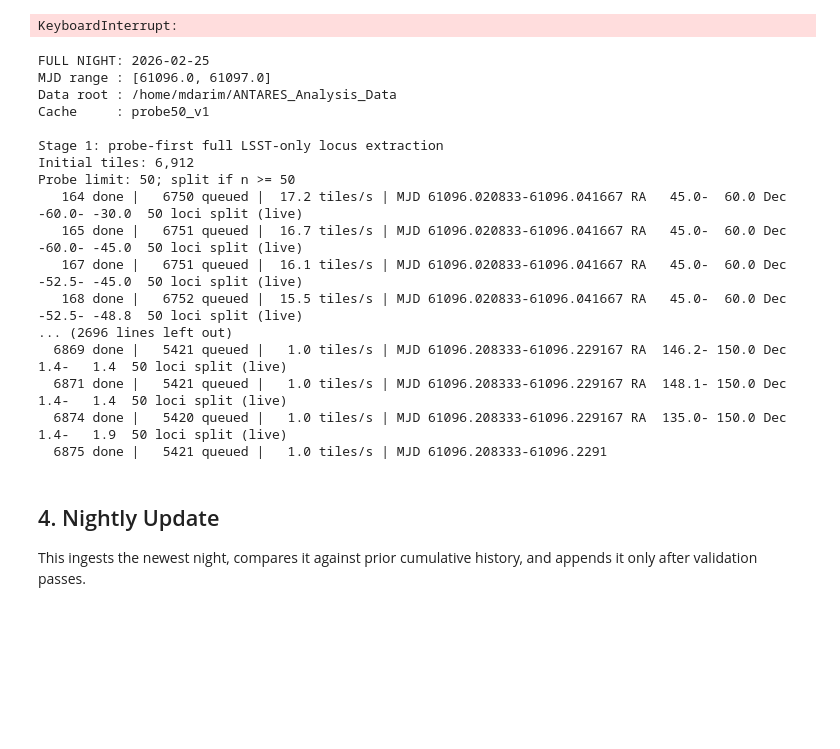
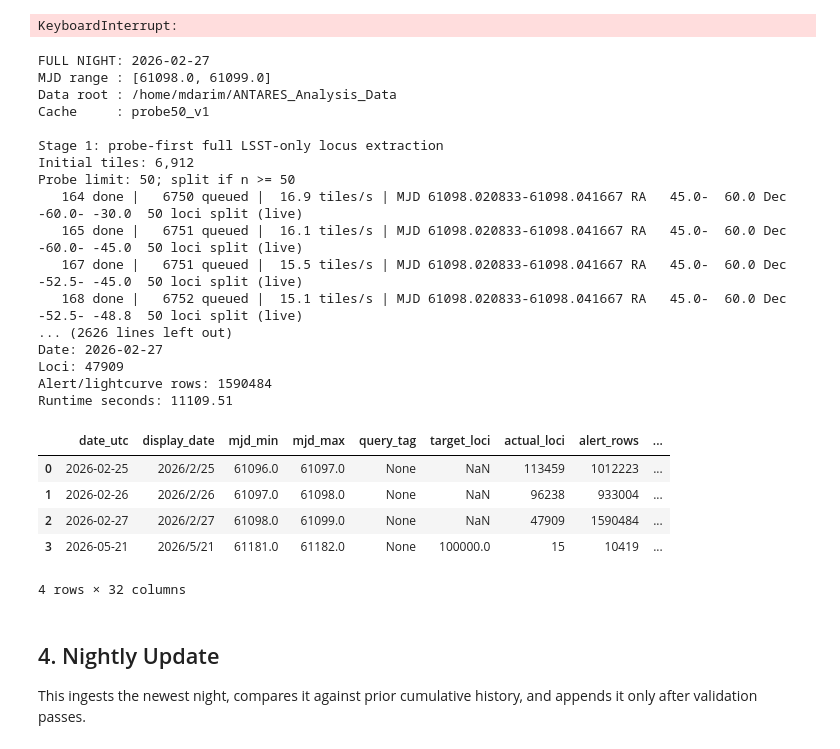
Before and after one commit to darim1151/ANTARES_Analysis, a Jupyter notebook: notebooks/historical_backfill.ipynb, the cells around one changed output. Saved outputs shown, nothing was run; the diff lists cells and outputs as text; code cells hidden in the pictures; blank space fills up the shorter version.

```diff
--- a/notebooks/historical_backfill.ipynb
+++ b/notebooks/historical_backfill.ipynb
@@ -1547,8 +1547,8 @@ from src import history, query
 DATA_ROOT = Path("/home/mdarim/ANTARES_Analysis_Data")
 
 # Change these for the one full night you want.
-MJD_START = 61096.0
-MJD_STOP = 61097.0
+MJD_START = 61098.0
+MJD_STOP = 61099.0
 
 FETCH_LIGHTCURVES = True
 
@@ -1934,44 +1934,50 @@ manifest = {
         "loci": str(paths["loci"]),
         "alerts": str(paths["alerts"]),
         "manifest": str(paths["manifest"]),
     },
     "cache_version": CACHE_VERSION,
     "probe_limit": PROBE_LIMIT,
     "time_bin_minutes": TIME_BIN_MINUTES,
     "ra_bins": RA_BINS,
     "dec_bins": DEC_BINS,
 }
 
 with open(paths["manifest"], "w", encoding="utf-8") as f:
     json.dump(manifest, f, indent=2, sort_keys=True)
     f.write("\n")
 
 loci_index, nightly_summary = history.update_cumulative_indexes(DATA_ROOT)
 
 print("\nCOMPLETE")
 print("Date:", date_utc)
 print("Loci:", len(df_loci))
 print("Alert/lightcurve rows:", len(df_alerts))
 print("Runtime seconds:", manifest["runtime_seconds"])
 display(nightly_summary.tail())
 # %% [output]
-FULL NIGHT: 2026-02-25
-MJD range : [61096.0, 61097.0]
+FULL NIGHT: 2026-02-27
+MJD range : [61098.0, 61099.0]
 Data root : /home/mdarim/ANTARES_Analysis_Data
 Cache     : probe50_v1
 
 Stage 1: probe-first full LSST-only locus extraction
 Initial tiles: 6,912
 Probe limit: 50; split if n >= 50
-   164 done |   6750 queued |  17.2 tiles/s | MJD 61096.020833-61096.041667 RA   45.0-  60.0 Dec  -60.0- -30.0  50 loci split (live)
-   165 done |   6751 queued |  16.7 tiles/s | MJD 61096.020833-61096.041667 RA   45.0-  60.0 Dec  -60.0- -45.0  50 loci split (live)
-   167 done |   6751 queued |  16.1 tiles/s | MJD 61096.020833-61096.041667 RA   45.0-  60.0 Dec  -52.5- -45.0  50 loci split (live)
-   168 done |   6752 queued |  15.5 tiles/s | MJD 61096.020833-61096.041667 RA   45.0-  60.0 Dec  -52.5- -48.8  50 loci split (live)
-... (2696 lines left out)
-  6869 done |   5421 queued |   1.0 tiles/s | MJD 61096.208333-61096.229167 RA  146.2- 150.0 Dec    1.4-   1.4  50 loci split (live)
-  6871 done |   5421 queued |   1.0 tiles/s | MJD 61096.208333-61096.229167 RA  148.1- 150.0 Dec    1.4-   1.4  50 loci split (live)
-  6874 done |   5420 queued |   1.0 tiles/s | MJD 61096.208333-61096.229167 RA  135.0- 150.0 Dec    1.4-   1.9  50 loci split (live)
-  6875 done |   5421 queued |   1.0 tiles/s | MJD 61096.208333-61096.2291
+   164 done |   6750 queued |  16.9 tiles/s | MJD 61098.020833-61098.041667 RA   45.0-  60.0 Dec  -60.0- -30.0  50 loci split (live)
+   165 done |   6751 queued |  16.1 tiles/s | MJD 61098.020833-61098.041667 RA   45.0-  60.0 Dec  -60.0- -45.0  50 loci split (live)
+   167 done |   6751 queued |  15.5 tiles/s | MJD 61098.020833-61098.041667 RA   45.0-  60.0 Dec  -52.5- -45.0  50 loci split (live)
+   168 done |   6752 queued |  15.1 tiles/s | MJD 61098.020833-61098.041667 RA   45.0-  60.0 Dec  -52.5- -48.8  50 loci split (live)
+... (2626 lines left out)
+Date: 2026-02-27
+Loci: 47909
+Alert/lightcurve rows: 1590484
+Runtime seconds: 11109.51
+|  | date_utc | display_date | mjd_min | mjd_max | query_tag | target_loci | actual_loci | alert_rows | ... |
+| 0 | 2026-02-25 | 2026/2/25 | 61096.0 | 61097.0 | None | NaN | 113459 | 1012223 | ... |
+| 1 | 2026-02-26 | 2026/2/26 | 61097.0 | 61098.0 | None | NaN | 96238 | 933004 | ... |
+| 2 | 2026-02-27 | 2026/2/27 | 61098.0 | 61099.0 | None | NaN | 47909 | 1590484 | ... |
+| 3 | 2026-05-21 | 2026/5/21 | 61181.0 | 61182.0 | None | 100000.0 | 15 | 10419 | ... |
+4 rows × 32 columns
 # %% [markdown]
 ## 4. Nightly Update
 
```
Also changed, not shown: parts of 5 cells of this notebook.
